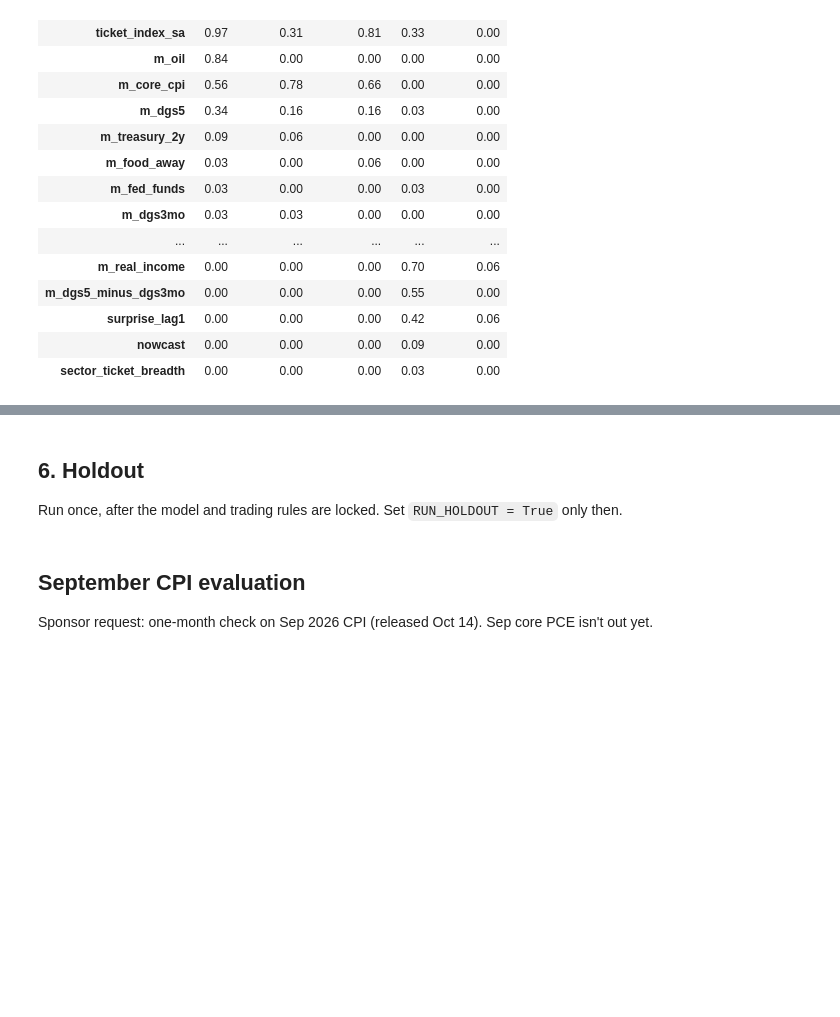
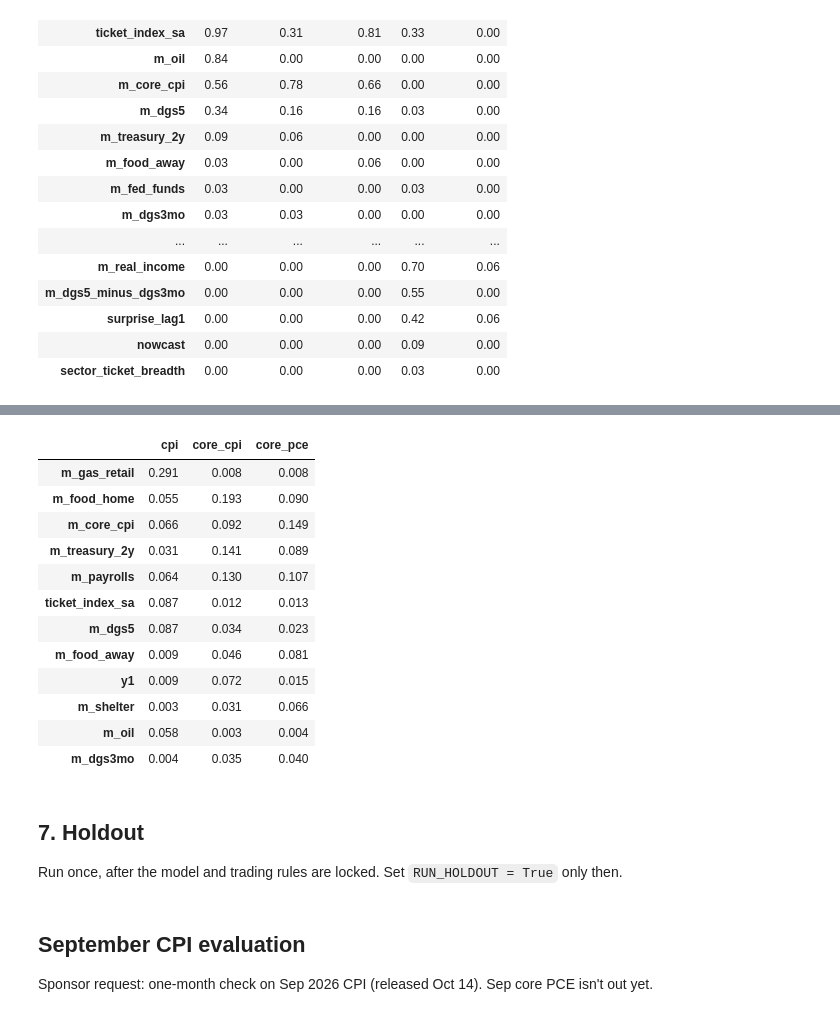
Before and after one commit to deccampbell/QCF_Capstone_Fiserv, a Jupyter notebook: 02_phase3_models.ipynb, the cells around one changed output, grey strips where cells are left out. Saved outputs shown, nothing was run; the diff lists cells and outputs as text; code cells hidden in the pictures; blank space fills up the shorter version.

```diff
--- a/02_phase3_models.ipynb
+++ b/02_phase3_models.ipynb
@@ -157,9 +157,9 @@ def xgb(cols):
         return make(p).fit(train[cols], train.y).predict(test[cols])[0], {}
     return fit_predict
 
+make_rf = lambda: RandomForestRegressor(n_estimators=300, min_samples_leaf=5, max_features=0.5, random_state=0)
 def rf(cols):
-    make = lambda: RandomForestRegressor(n_estimators=300, min_samples_leaf=5, max_features=0.5, random_state=0)
-    return lambda train, test: (make().fit(train[cols], train.y).predict(test[cols])[0], {})
+    return lambda train, test: (make_rf().fit(train[cols], train.y).predict(test[cols])[0], {})
 
 def arimax(cols, order=(1, 0, 1)):
     def fit_predict(train, test):
@@ -324,5 +328,26 @@ pd.concat({**{f"A {k}": p.feature.value_counts() / len(f) for k, (f, p) in runs_
+# %%
+def rf_importance(tbl):
+    imp = [make_rf().fit(tbl.iloc[:i][WIDE_A], tbl.iloc[:i].y).feature_importances_ for i in range(MIN_TRAIN, len(tbl))]
+    return pd.Series(np.mean(imp, axis=0), index=WIDE_A)
+
+importance = pd.DataFrame({k: rf_importance(table_a(k)) for k in A_KEYS})
+importance.loc[importance.max(axis=1).sort_values(ascending=False).index[:12]].round(3)
+# %% [output]
+|  | cpi | core_cpi | core_pce |
+| m_gas_retail | 0.291 | 0.008 | 0.008 |
+| m_food_home | 0.055 | 0.193 | 0.090 |
+| m_core_cpi | 0.066 | 0.092 | 0.149 |
+| m_treasury_2y | 0.031 | 0.141 | 0.089 |
+| m_payrolls | 0.064 | 0.130 | 0.107 |
+| ticket_index_sa | 0.087 | 0.012 | 0.013 |
+| m_dgs5 | 0.087 | 0.034 | 0.023 |
+| m_food_away | 0.009 | 0.046 | 0.081 |
+| y1 | 0.009 | 0.072 | 0.015 |
+| m_shelter | 0.003 | 0.031 | 0.066 |
+| m_oil | 0.058 | 0.003 | 0.004 |
+| m_dgs3mo | 0.004 | 0.035 | 0.040 |
 # %% [markdown]
-## 6. Holdout
+## 7. Holdout
 
 Run once, after the model and trading rules are locked. Set `RUN_HOLDOUT = True` only then.
 # %%
```
Also changed, not shown: parts of 2 cells of this notebook.
